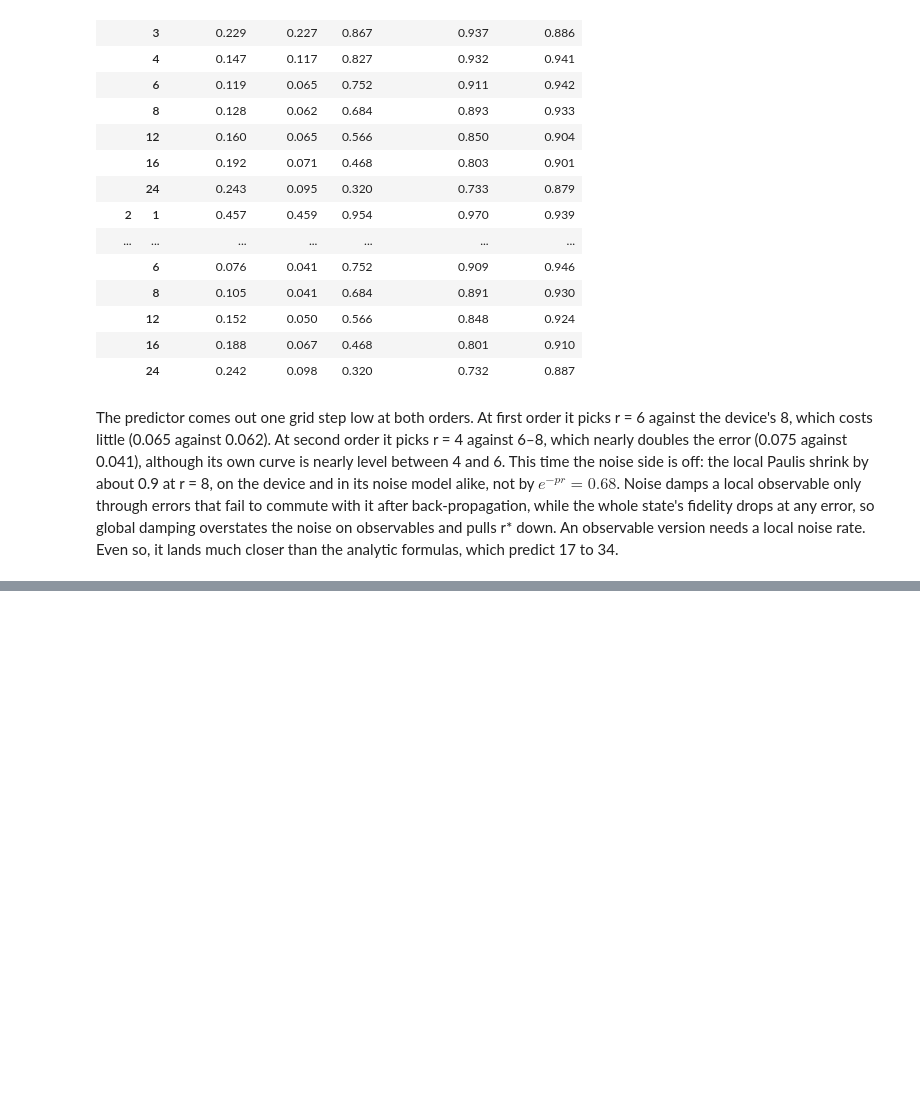
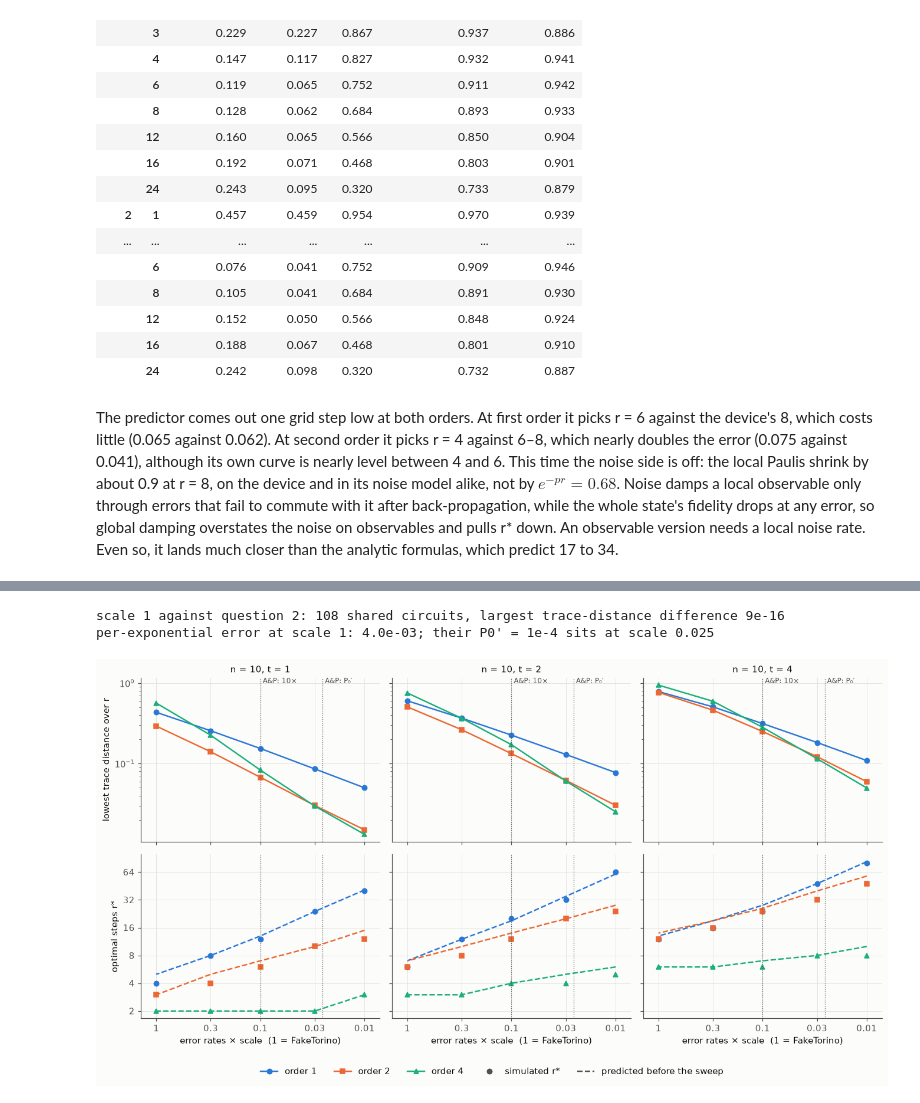
Before and after one commit to jayhsu0627/qtrotter, a Jupyter notebook: notebooks/trotter_under_noise.ipynb, the cells around one changed output, grey strips where cells are left out. Cells and saved outputs as stored; diff of their text form; code cells hidden in the pictures; blank space fills up the shorter version.

```diff
--- a/notebooks/trotter_under_noise.ipynb
+++ b/notebooks/trotter_under_noise.ipynb
@@ -575,0 +654,25 @@ than the analytic formulas, which predict 17 to 34.
+# %%
+scaling = pd.read_csv(ROOT / "results/noise_scaling.csv")
+predicted = pd.read_csv(ROOT / "results/noise_scaling_predicted.csv")
+by_scale = pd.concat([predict.summarize(g, noiseless).assign(noise_scale=s)
+                      for s, g in scaling.groupby("noise_scale")], ignore_index=True)
+by_scale = by_scale.merge(predicted[["t", "order", "noise_scale", "r_predicted", "err_predicted"]],
+                          on=["t", "order", "noise_scale"])
+
+# Scale 1 repeats question 2 at n = 10 (there on the GPU, here on the CPU).
+same = scaling[scaling.noise_scale == 1].merge(noisy[noisy.n == 10], on=["model", "n", "t", "order", "r"])
+print(f"scale 1 against question 2: {len(same)} shared circuits, largest trace-distance difference "
+      f"{(same.trace_dist_x - same.trace_dist_y).abs().max():.0e}")
+
+# Avtandilyan & Pogosov's per-gate error: the per-step error over K = 2n - 1 exponentials.
+p0 = by_scale[(by_scale.noise_scale == 1) & (by_scale.order == 1)].p_step.mean() / (2 * 10 - 1)
+print(f"per-exponential error at scale 1: {p0:.1e}; their P0' = 1e-4 sits at scale {1e-4 / p0:.3f}")
+# %% [output]
+scale 1 against question 2: 108 shared circuits, largest trace-distance difference 9e-16
+per-exponential error at scale 1: 4.0e-03; their P0' = 1e-4 sits at scale 0.025
+# %%
+plots.noise_scaling(by_scale, predicted, [1.0, 2.0, 4.0],
+                    thresholds=[(0.1, "A&P: 10×"), (1e-4 / p0, "A&P: P₀′")],
+                    save=FIG / "fig5_noise_scaling.png");
+# %% [output]
+[figure, added]
```
Also changed, not shown: parts of 15 cells of this notebook, 11 other files.
